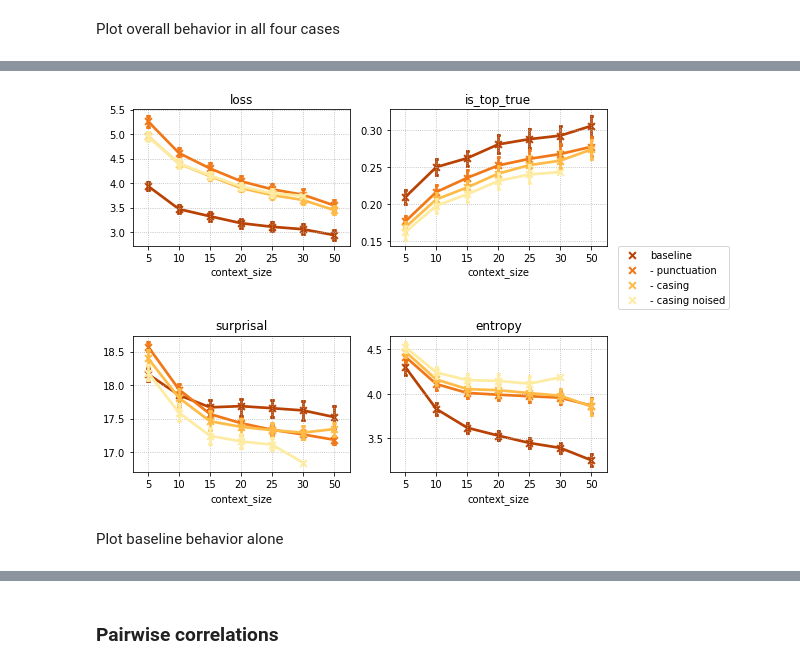
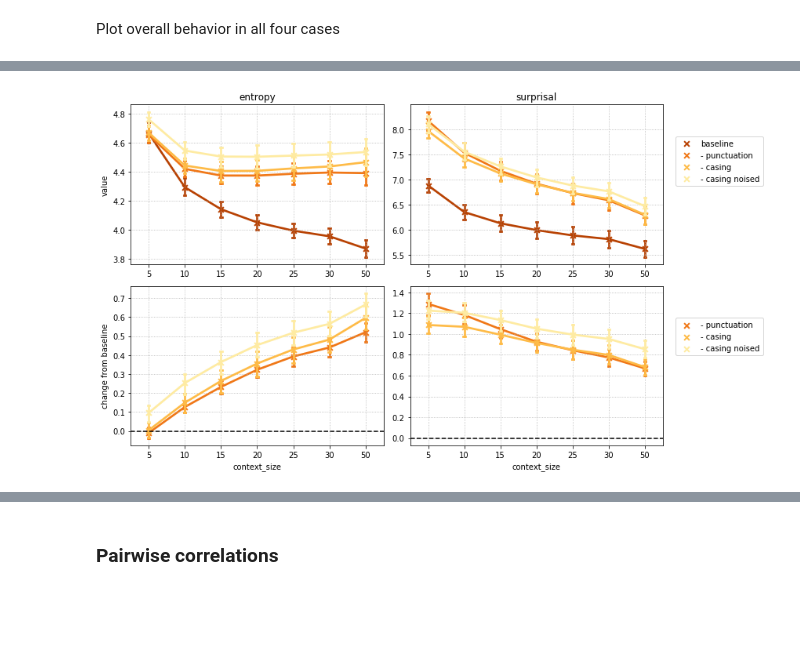
Before and after one commit to rbroc/eval-neuroscout-lm, a Jupyter notebook: Analysis.ipynb, the cells around one changed output, grey strips where cells are left out. Drawn from its saved outputs; the diff is of its cells as text; code cells hidden in the pictures; blank space fills up the shorter version.

```diff
--- a/Analysis.ipynb
+++ b/Analysis.ipynb
@@ -19,10 +18,11 @@ import numpy as np
 # %% [markdown]
 ## Read in data and plot
 # %%
-logs = glob.glob('outputs/narratives_gpt3/*')
+logs = glob.glob('outputs/narratives_top5/*')
 logs = [l for l in logs if '_100_' not in l]
 # %%
-metrics = ['loss', 'is_top_true', 'surprisal', 'entropy']
+metrics = ['is_true_top', 'is_true_in_top_5', 'is_true_in_top_10',
+           'loss', 'surprisal', 'entropy']
 # %%
 for i, l in enumerate(logs):
     ldf = pd.read_csv(l, sep='\t', index_col=0)
@@ -33,14 +33,12 @@ for i, l in enumerate(logs):
     else:
         all_logs = pd.concat([all_logs,
                               ldf], ignore_index=True)
-all_logs['is_top_true'] = (all_logs['target'] == all_logs['top_predicted']).astype(int)
+all_logs['is_true_top'] = (all_logs['target'] == all_logs['top_predicted']).astype(int)
 all_logs['surprisal'] = -np.log2(all_logs['prob_true'])
+all_logs = all_logs.rename({'top_5': 'is_true_in_top_5',
+                            'top_10': 'is_true_in_top_10'}, axis=1)
 all_logs['case_sensitive'] = all_logs['case_sensitive'].replace({'transcript': 'baseline',
                                                                  'align_upper': '- punctuation',
                                                                  'align_lower_nounk': '- casing',
                                                                  'align_lower_unk': '- casing noised'})
-aggs = all_logs.groupby(['case_sensitive',
-                         'model',
-                         'context_size',
-                         'dataset'])[metrics].mean().reset_index()
 # %% [output]
@@ -54,3 +53,8 @@ aggs = all_logs.groupby(['case_sensitive',
+# %%
+aggs = all_logs.groupby(['case_sensitive',
+                         'model',
+                         'context_size',
+                         'dataset'])[metrics+['prob_predicted']].mean().reset_index()
 # %%
 datasets = all_logs.dataset.unique().tolist()
 context_size = all_logs.context_size.unique().tolist()
@@ -60,28 +124,49 @@ Plot overall behavior in all four cases
 # %%
-fig, ax = plt.subplots(ncols=2, nrows=2, figsize=(9,6)) # 7
-idx = list(product([0,1], [0,1]))
-for i, m in enumerate(metrics):
+fig, ax = plt.subplots(ncols=2, nrows=2, figsize=(12,7)) # 7
+for i, m in enumerate(['entropy', 'surprisal']):
     sns.pointplot(data=aggs,
                   x='context_size',
                   y=m,
                   hue='case_sensitive',
-                  ax=ax[idx[i]],
+                  ax=ax[0,i],
                   hue_order=types,
                   palette='YlOrBr_r',
                   markers='x',
                   capsize=.05) # add row=model or hue=model
-    ax[idx[i]].set_title(m)
-    ax[idx[i]].set_ylabel('')
+    ax[0,i].set_ylabel('')
+    ax[0,i].set_xlabel('')
+    if i in [0]:
+        ax[0,i].set_ylabel('value')
+    ax[0,i].set_title(m)
     if i!=1:
-        ax[idx[i]].get_legend().remove()
+        ax[0,i].get_legend().remove()
     else:
-        ax[idx[i]].legend(bbox_to_anchor=(1.05, .0),
+        ax[0,i].legend(bbox_to_anchor=(1.05, .80),
                      loc=2,
                      borderaxespad=0.)
-    ax[idx[i]].grid(linestyle='dotted')
+    ax[0,i].grid(linestyle='dotted')
+for i, m in enumerate(['entropy', 'surprisal']):
+    sns.pointplot(data=ds,
+                  x='context_size',
+                  y=m,
+                  hue='case_sensitive',
+                  ax=ax[1,i],
+                  hue_order=types[1:],
+                  palette=sns.color_palette("YlOrBr_r", 4)[1:],
+                  markers='x',
+                  capsize=.05)
+    ax[1,i].set_ylabel('')
+    if i!=1:
+        ax[1,i].get_legend().remove()
+    else:
+        ax[1,i].legend(bbox_to_anchor=(1.05, .80),
+                     loc=2,
+                     borderaxespad=0.)
+    ax[1,i].axhline(0.0, color='black', linestyle='dashed')
+    ax[1,i].grid(linestyle='dotted')
+    if i in [0]:
+        ax[1,i].set_ylabel('change from baseline')
 plt.tight_layout()
 plt.show()
 # %% [output]
-[figure, old version]
+[figure, new version]
-# %% [markdown]
-Plot baseline behavior alone
```
Also changed, not shown: parts of 30 cells of this notebook, 17 other files.
